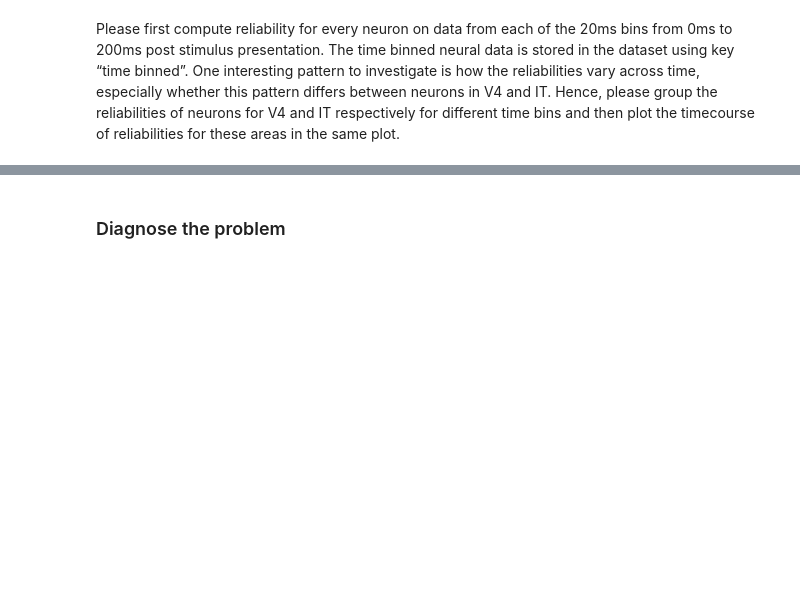
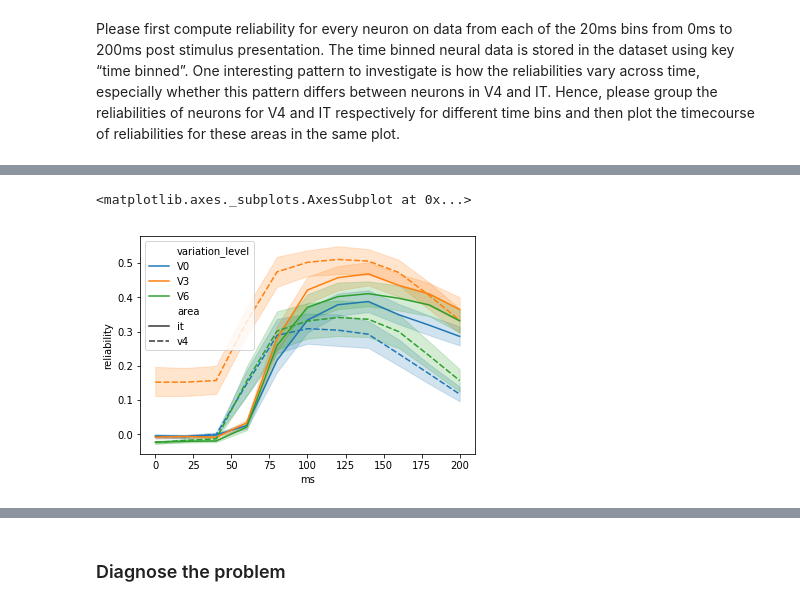
Before and after one commit to amehtaSF/psych253, a Jupyter notebook: 2020/assignments/HW1/jupyter/Assignment1.ipynb, the cells around one changed output, grey strips where cells are left out. Drawn from its saved outputs; the diff is of its cells as text; code cells hidden in the pictures; blank space fills up the shorter version.

```diff
--- a/2020/assignments/HW1/jupyter/Assignment1.ipynb
+++ b/2020/assignments/HW1/jupyter/Assignment1.ipynb
@@ -440,0 +668,5 @@ Please first compute reliability for every neuron on data from each of the 20ms
+# %%
+
+df_time['ms'] = df_time['time_bin'].map(lambda x: int(x.rstrip('ms')))
+df_time['area'] = ['v4' if (x in list(V4_NEURONS)) else 'it' for x in df_time['neuron_ind']]
+df_time = df_time.sort(columns='area').reset_index()
@@ -441,8 +692,13 @@ Please first compute reliability for every neuron on data from each of the 20ms
 # %%
 # TODO:
-# Calculate reliability by bin and then sort by V4 and IT
+# Plot the timecourse of reliabilities for these areas in the same plot
 # *****START OF YOUR CODE (DO NOT DELETE/MODIFY THIS LINE)*****
 
-pass
+import seaborn as sns
+
+sns.lineplot(data=df_time, x='ms', y='reliability', hue='variation_level', style='area')
 
 # *****END OF YOUR CODE (DO NOT DELETE/MODIFY THIS LINE)*****
+# %% [output]
+<matplotlib.axes._subplots.AxesSubplot at 0x...>
+[figure, added]
```
Also changed, not shown: parts of 38 cells of this notebook.
